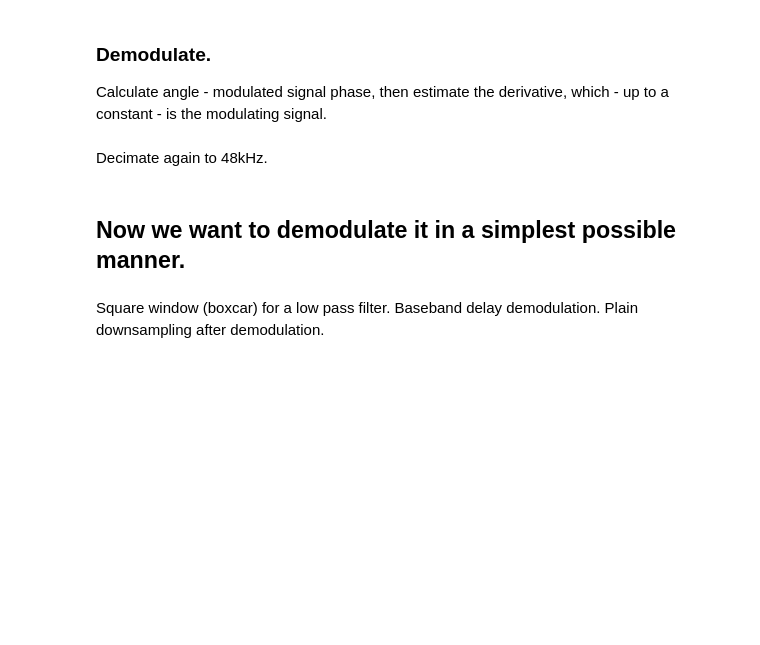
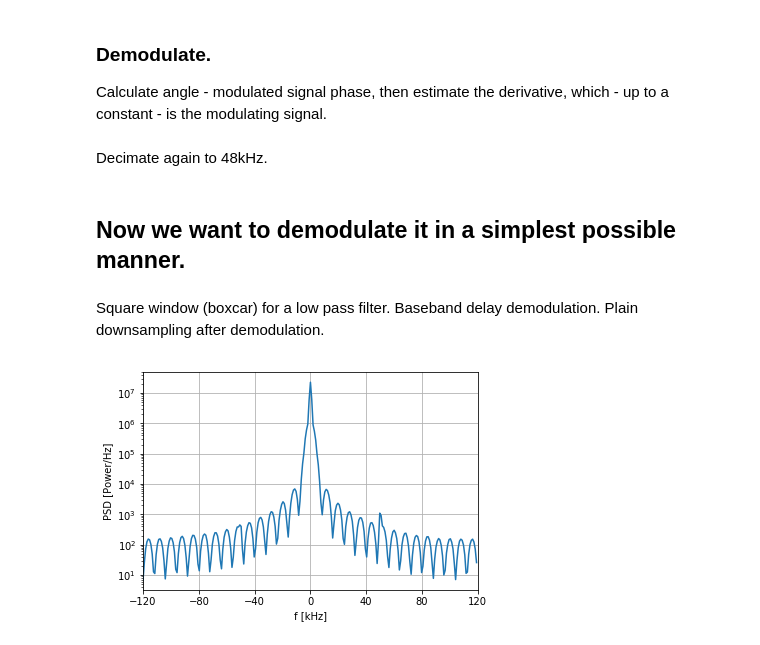
Before and after one commit to enthyp/rds-fm, a Jupyter notebook: nb/iq_samples.ipynb, the cells around one changed output. Saved outputs shown, nothing was run; the diff lists cells and outputs as text; code cells hidden in the pictures; blank space fills up the shorter version.

```diff
--- a/nb/iq_samples.ipynb
+++ b/nb/iq_samples.ipynb
@@ -60,11 +73,15 @@ def decimate(samples, M):
     lp_samples = np.empty(shape=(lp_len, ), dtype=samples.dtype)
 
     for i in range(lp_len):
-        lp_samples[i] = samples[(i + 1) * M - 4: (i + 1) * M].sum()
+        lp_samples[i] = samples[(i + 1) * M - 30: (i + 1) * M].sum()
 
     return lp_samples
 
 iq_decimated = decimate(iq_samples, sample_rate // sample_rate_fm)
+# %%
+welch(iq_decimated, sample_rate_fm)
+# %% [output]
+[figure, added]
 # %%
 def demodulate(samples):
     dm_samples = np.empty(shape=(len(samples) - 1, ))
```
Also changed, not shown: parts of 6 cells of this notebook, 9 other files.
